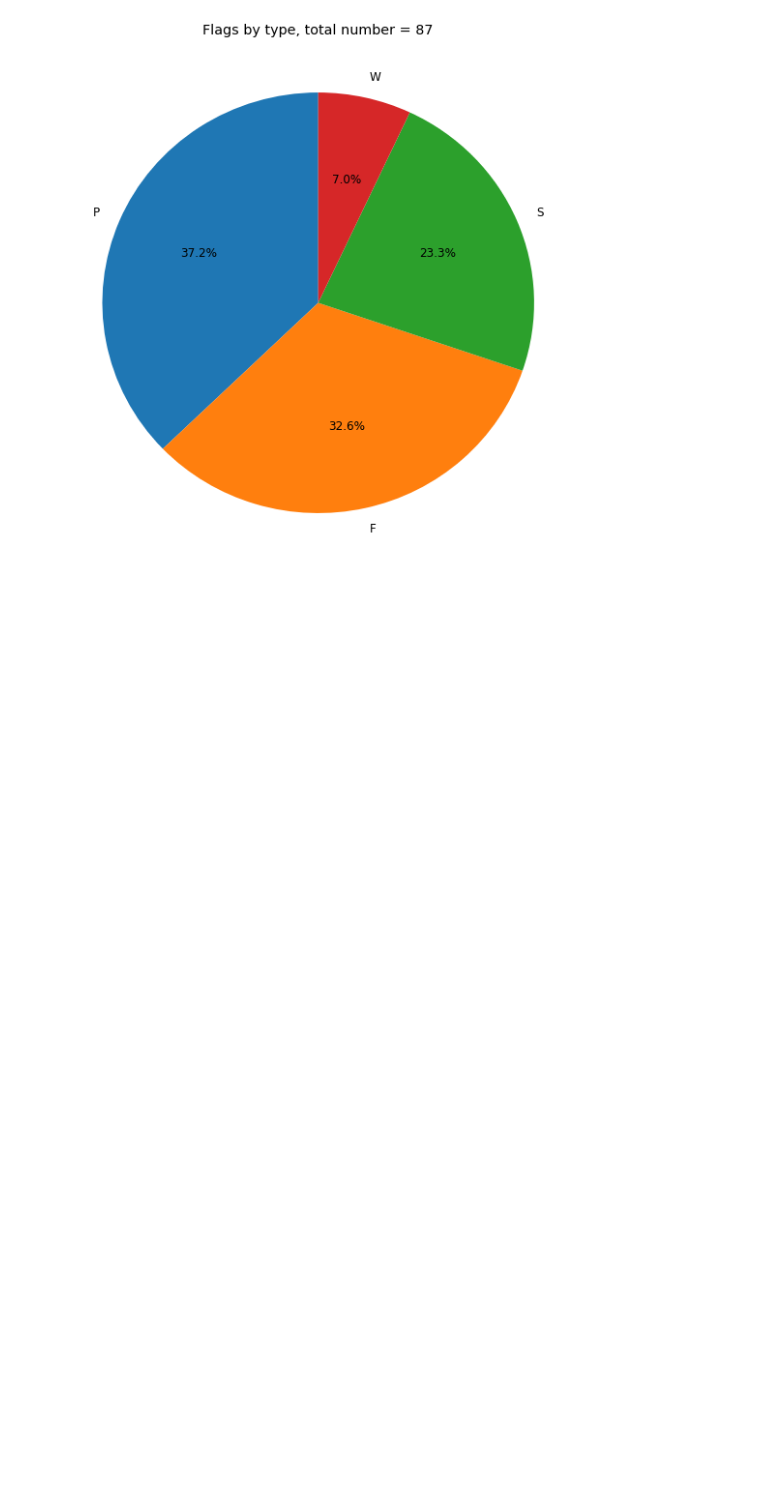
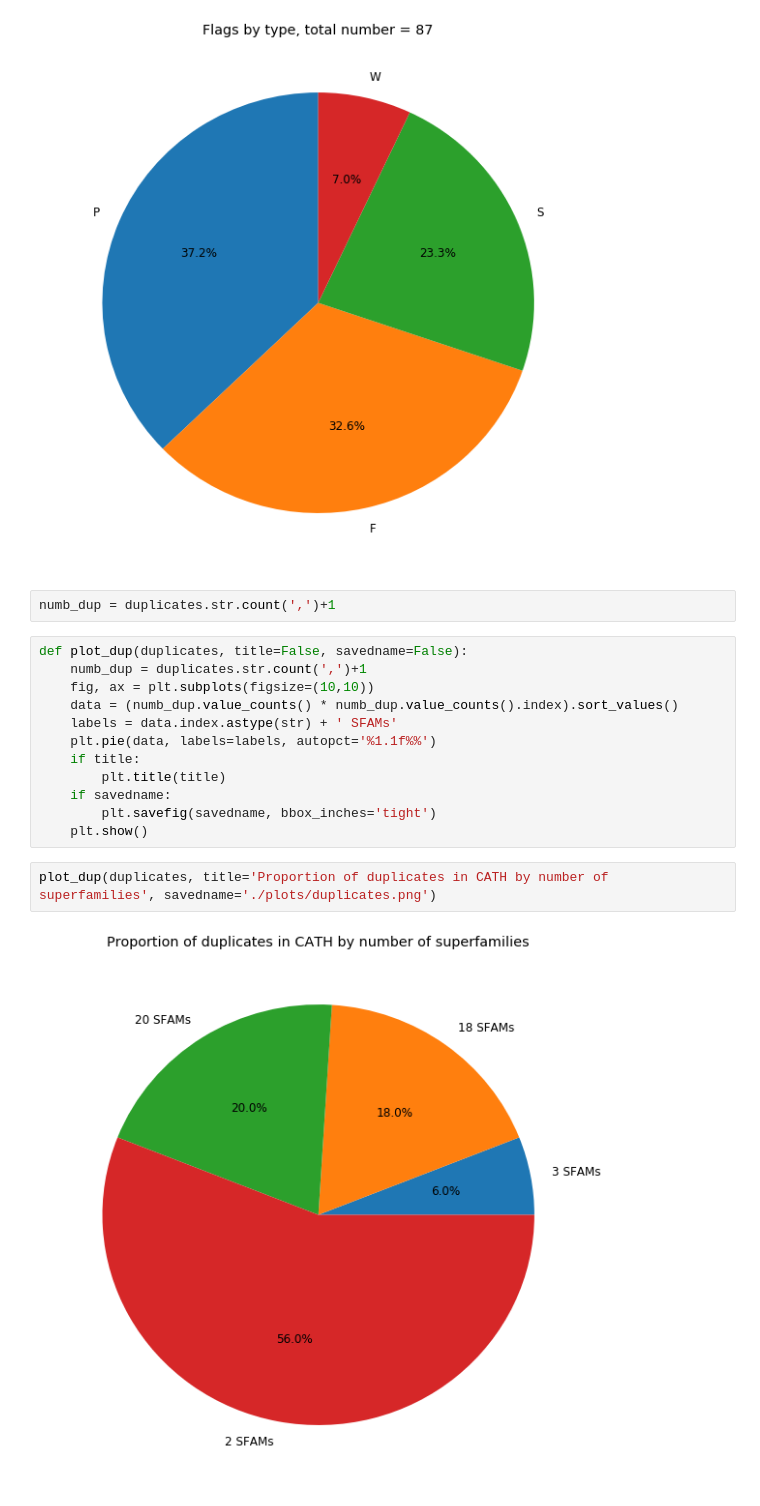
Before and after one commit to CATH-summer-2018/SFAM-renaming, a Jupyter notebook: main.ipynb, the cells around one changed output. Cells and saved outputs as stored; diff of their text form; blank space fills up the shorter version.

```diff
--- a/main.ipynb
+++ b/main.ipynb
@@ -180,3 +181,21 @@ CATH_parser.plot_pie(flags,
 # %% [output]
 [figure]
 [figure]
+# %%
+numb_dup = duplicates.str.count(',')+1
+# %%
+def plot_dup(duplicates, title=False, savedname=False):
+    numb_dup = duplicates.str.count(',')+1
+    fig, ax = plt.subplots(figsize=(10,10))
+    data = (numb_dup.value_counts() * numb_dup.value_counts().index).sort_values()
+    labels = data.index.astype(str) + ' SFAMs'
+    plt.pie(data, labels=labels, autopct='%1.1f%%')
+    if title:
+        plt.title(title)
+    if savedname:
+        plt.savefig(savedname, bbox_inches='tight')
+    plt.show()
+# %%
+plot_dup(duplicates, title='Proportion of duplicates in CATH by number of superfamilies', savedname='./plots/duplicates.png')
+# %% [output]
+[figure, added]
```
Also changed, not shown: parts of 1 cell of this notebook, 7 other files.
